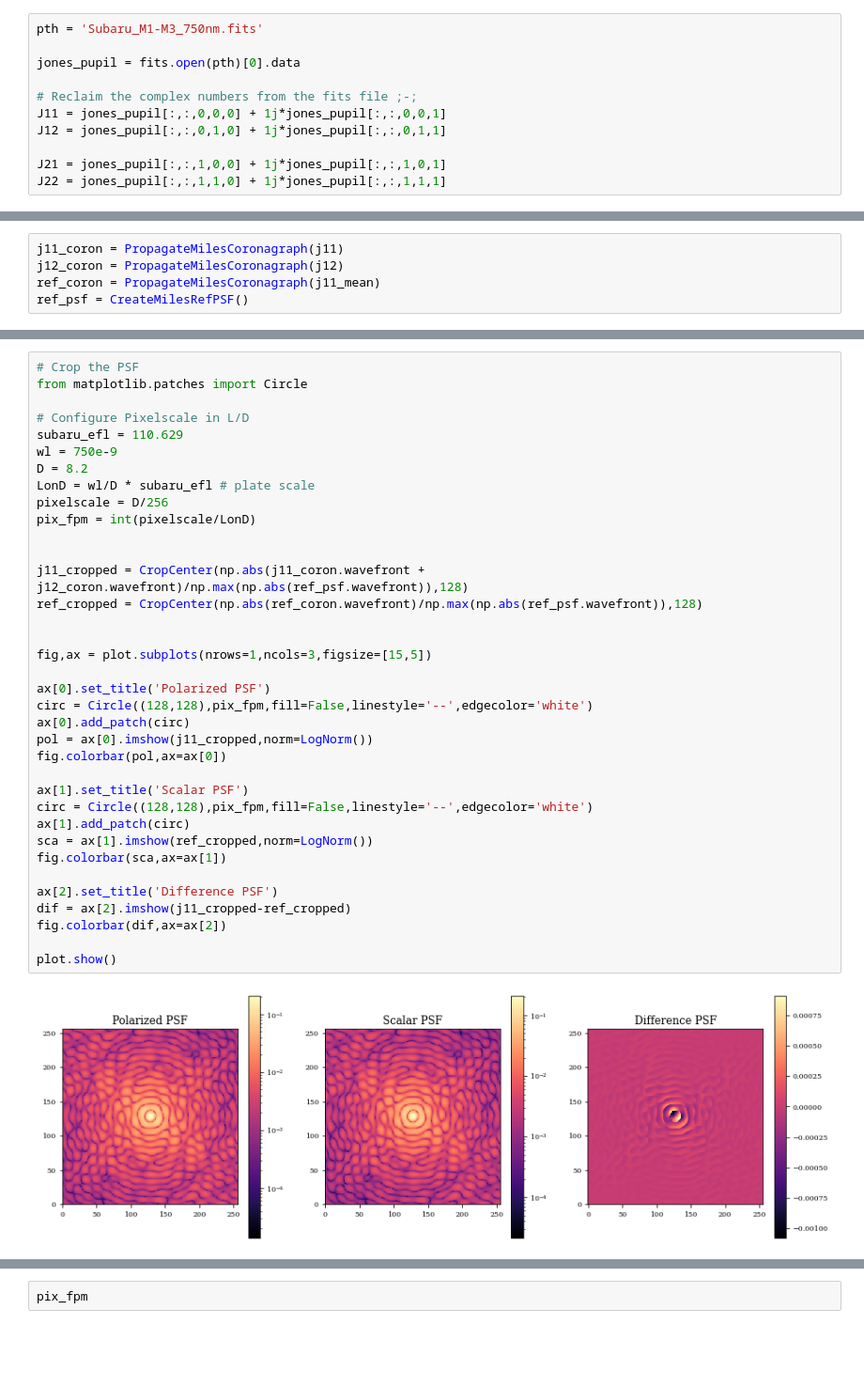
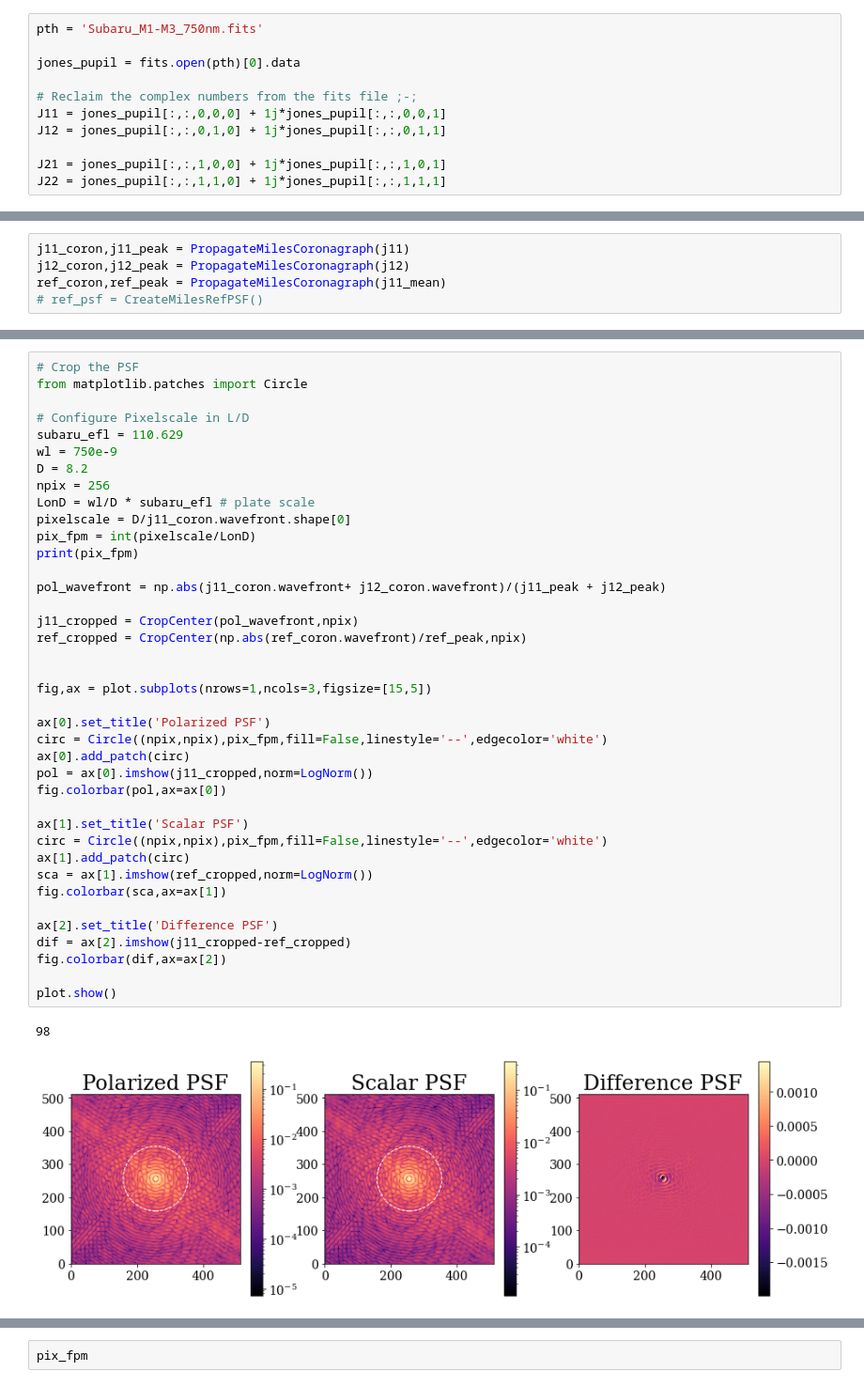
Before and after one commit to Jashcraf/poke, a Jupyter notebook: poppy_tests.ipynb, the cells around one changed output, grey strips where cells are left out. Shown at 94% size. Cells and saved outputs as stored; diff of their text form; blank space fills up the shorter version.

```diff
--- a/poppy_tests.ipynb
+++ b/poppy_tests.ipynb
@@ -181,8 +227,8 @@ def PropagateMilesCoronagraph(jxx):
 # %%
-j11_coron = PropagateMilesCoronagraph(j11)
-j12_coron = PropagateMilesCoronagraph(j12)
-ref_coron = PropagateMilesCoronagraph(j11_mean)
-ref_psf = CreateMilesRefPSF()
+j11_coron,j11_peak = PropagateMilesCoronagraph(j11)
+j12_coron,j12_peak = PropagateMilesCoronagraph(j12)
+ref_coron,ref_peak = PropagateMilesCoronagraph(j11_mean)
+# ref_psf = CreateMilesRefPSF()
 # %% [output]
 After resampling, optic phasor shape (1024, 1024) is smaller than input wavefront (8192, 8192); will zero-pad the rescaled array.
 After resampling, optic phasor shape (1024, 1024) is smaller than input wavefront (8192, 8192); will zero-pad the rescaled array.
@@ -198,37 +253,41 @@ After resampling, optic phasor shape (1024, 1024) is smaller than input wavefron
 from matplotlib.patches import Circle
 
 # Configure Pixelscale in L/D
 subaru_efl = 110.629
 wl = 750e-9
 D = 8.2
+npix = 256
 LonD = wl/D * subaru_efl # plate scale
-pixelscale = D/256
+pixelscale = D/j11_coron.wavefront.shape[0]
 pix_fpm = int(pixelscale/LonD)
+print(pix_fpm)
 
+pol_wavefront = np.abs(j11_coron.wavefront+ j12_coron.wavefront)/(j11_peak + j12_peak)
 
-j11_cropped = CropCenter(np.abs(j11_coron.wavefront + j12_coron.wavefront)/np.max(np.abs(ref_psf.wavefront)),128)
-ref_cropped = CropCenter(np.abs(ref_coron.wavefront)/np.max(np.abs(ref_psf.wavefront)),128)
+j11_cropped = CropCenter(pol_wavefront,npix)
+ref_cropped = CropCenter(np.abs(ref_coron.wavefront)/ref_peak,npix)
 
 
 fig,ax = plot.subplots(nrows=1,ncols=3,figsize=[15,5])
 
 ax[0].set_title('Polarized PSF')
-circ = Circle((128,128),pix_fpm,fill=False,linestyle='--',edgecolor='white')
+circ = Circle((npix,npix),pix_fpm,fill=False,linestyle='--',edgecolor='white')
 ax[0].add_patch(circ)
 pol = ax[0].imshow(j11_cropped,norm=LogNorm())
 fig.colorbar(pol,ax=ax[0])
 
 ax[1].set_title('Scalar PSF')
-circ = Circle((128,128),pix_fpm,fill=False,linestyle='--',edgecolor='white')
+circ = Circle((npix,npix),pix_fpm,fill=False,linestyle='--',edgecolor='white')
 ax[1].add_patch(circ)
 sca = ax[1].imshow(ref_cropped,norm=LogNorm())
 fig.colorbar(sca,ax=ax[1])
 
 ax[2].set_title('Difference PSF')
 dif = ax[2].imshow(j11_cropped-ref_cropped)
 fig.colorbar(dif,ax=ax[2])
 
 plot.show()
 # %% [output]
+98
-[figure, old version]
+[figure, new version]
 # %%
```
Also changed, not shown: parts of 6 cells of this notebook.
